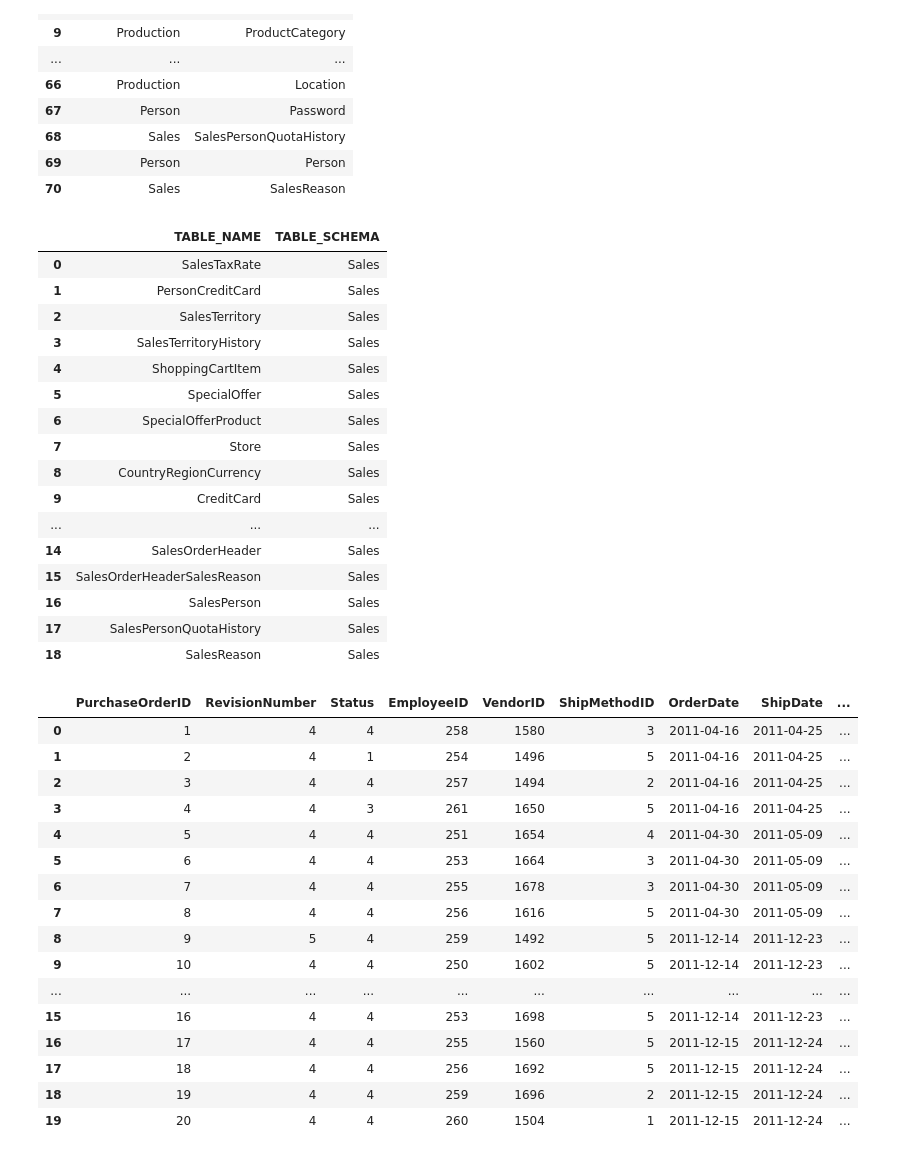
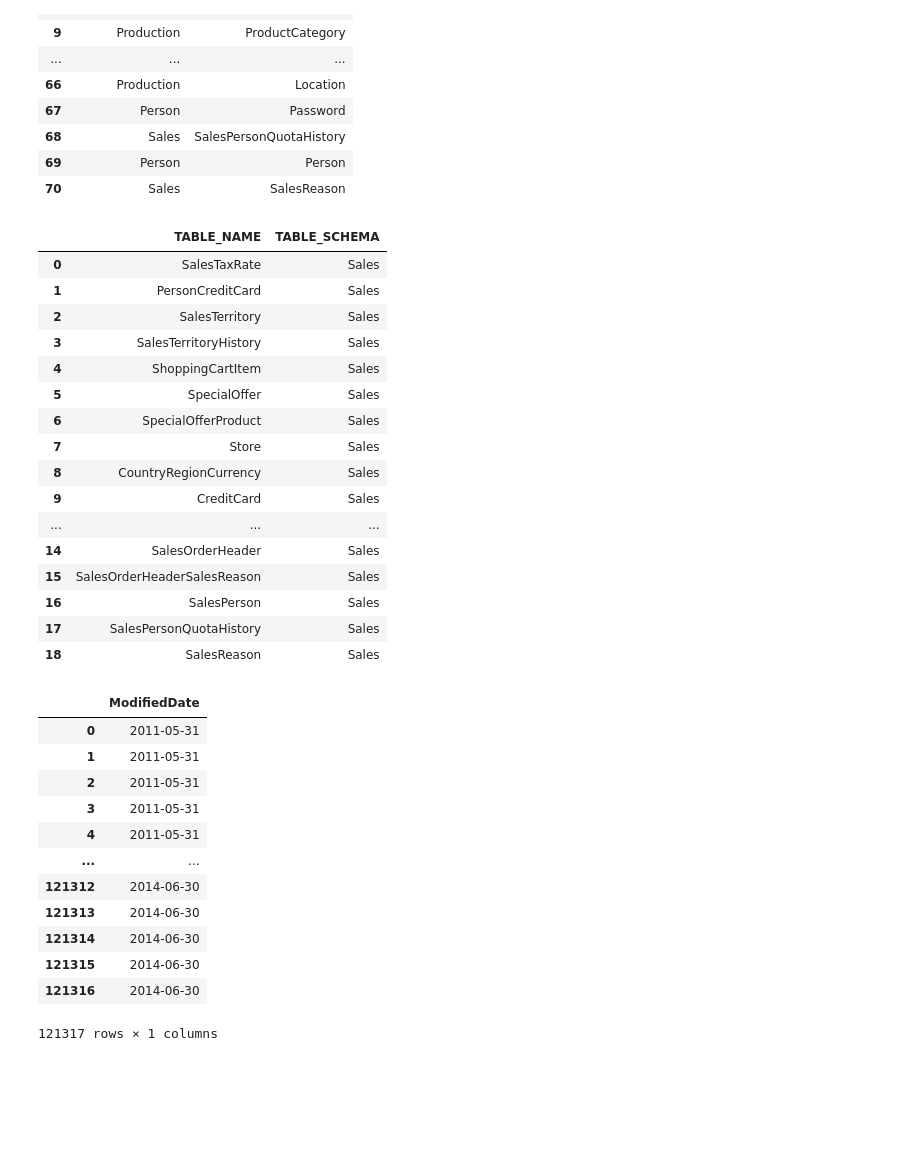
Before and after one commit to IsaacHog/ec-data-science-24, a Jupyter notebook: sql/isaac_hogfeldt_kunskapskontroll_sql.ipynb, the cells around one changed output. Cells and saved outputs as stored; diff of their text form; code cells hidden in the pictures; blank space fills up the shorter version.

```diff
--- a/sql/isaac_hogfeldt_kunskapskontroll_sql.ipynb
+++ b/sql/isaac_hogfeldt_kunskapskontroll_sql.ipynb
@@ -291,51 +295,47 @@ SELECT TABLE_NAME, TABLE_SCHEMA
 FROM INFORMATION_SCHEMA.TABLES
 WHERE TABLE_TYPE = 'BASE TABLE' AND TABLE_SCHEMA = 'Sales';
 """
 
 df_test2 = run_query(query_test2)
-if df_test is not None:
+if df_test2 is not None:
     display(df_test2)
 
 query_test2 = """
-SELECT TOP 20 *
-FROM Sales.SalesReason
+SELECT ModifiedDate
+FROM Sales.SalesOrderDetail
 """
 
 df_test2 = run_query(query_test2)
-if df_test is not None:
+if df_test2 is not None:
     display(df_test2)
 # %% [output]
 |  | TABLE_NAME | TABLE_SCHEMA |
 | 0 | SalesTaxRate | Sales |
 | 1 | PersonCreditCard | Sales |
 | 2 | SalesTerritory | Sales |
 | 3 | SalesTerritoryHistory | Sales |
 | 4 | ShoppingCartItem | Sales |
 | 5 | SpecialOffer | Sales |
 | 6 | SpecialOfferProduct | Sales |
 | 7 | Store | Sales |
 | 8 | CountryRegionCurrency | Sales |
 | 9 | CreditCard | Sales |
 | ... | ... | ... |
 | 14 | SalesOrderHeader | Sales |
 | 15 | SalesOrderHeaderSalesReason | Sales |
 | 16 | SalesPerson | Sales |
 | 17 | SalesPersonQuotaHistory | Sales |
 | 18 | SalesReason | Sales |
-|  | PurchaseOrderID | RevisionNumber | Status | EmployeeID | VendorID | ShipMethodID | OrderDate | ShipDate | ... |
-| 0 | 1 | 4 | 4 | 258 | 1580 | 3 | 2011-04-16 | 2011-04-25 | ... |
-| 1 | 2 | 4 | 1 | 254 | 1496 | 5 | 2011-04-16 | 2011-04-25 | ... |
-| 2 | 3 | 4 | 4 | 257 | 1494 | 2 | 2011-04-16 | 2011-04-25 | ... |
-| 3 | 4 | 4 | 3 | 261 | 1650 | 5 | 2011-04-16 | 2011-04-25 | ... |
-| 4 | 5 | 4 | 4 | 251 | 1654 | 4 | 2011-04-30 | 2011-05-09 | ... |
-| 5 | 6 | 4 | 4 | 253 | 1664 | 3 | 2011-04-30 | 2011-05-09 | ... |
-| 6 | 7 | 4 | 4 | 255 | 1678 | 3 | 2011-04-30 | 2011-05-09 | ... |
-| 7 | 8 | 4 | 4 | 256 | 1616 | 5 | 2011-04-30 | 2011-05-09 | ... |
-| 8 | 9 | 5 | 4 | 259 | 1492 | 5 | 2011-12-14 | 2011-12-23 | ... |
-| 9 | 10 | 4 | 4 | 250 | 1602 | 5 | 2011-12-14 | 2011-12-23 | ... |
-| ... | ... | ... | ... | ... | ... | ... | ... | ... | ... |
-| 15 | 16 | 4 | 4 | 253 | 1698 | 5 | 2011-12-14 | 2011-12-23 | ... |
-| 16 | 17 | 4 | 4 | 255 | 1560 | 5 | 2011-12-15 | 2011-12-24 | ... |
-| 17 | 18 | 4 | 4 | 256 | 1692 | 5 | 2011-12-15 | 2011-12-24 | ... |
-| 18 | 19 | 4 | 4 | 259 | 1696 | 2 | 2011-12-15 | 2011-12-24 | ... |
-| 19 | 20 | 4 | 4 | 260 | 1504 | 1 | 2011-12-15 | 2011-12-24 | ... |
+|  | ModifiedDate |
+| 0 | 2011-05-31 |
+| 1 | 2011-05-31 |
+| 2 | 2011-05-31 |
+| 3 | 2011-05-31 |
+| 4 | 2011-05-31 |
+| ... | ... |
+| 121312 | 2014-06-30 |
+| 121313 | 2014-06-30 |
+| 121314 | 2014-06-30 |
+| 121315 | 2014-06-30 |
+| 121316 | 2014-06-30 |
+121317 rows × 1 columns
```
Also changed, not shown: parts of 2 cells of this notebook.
